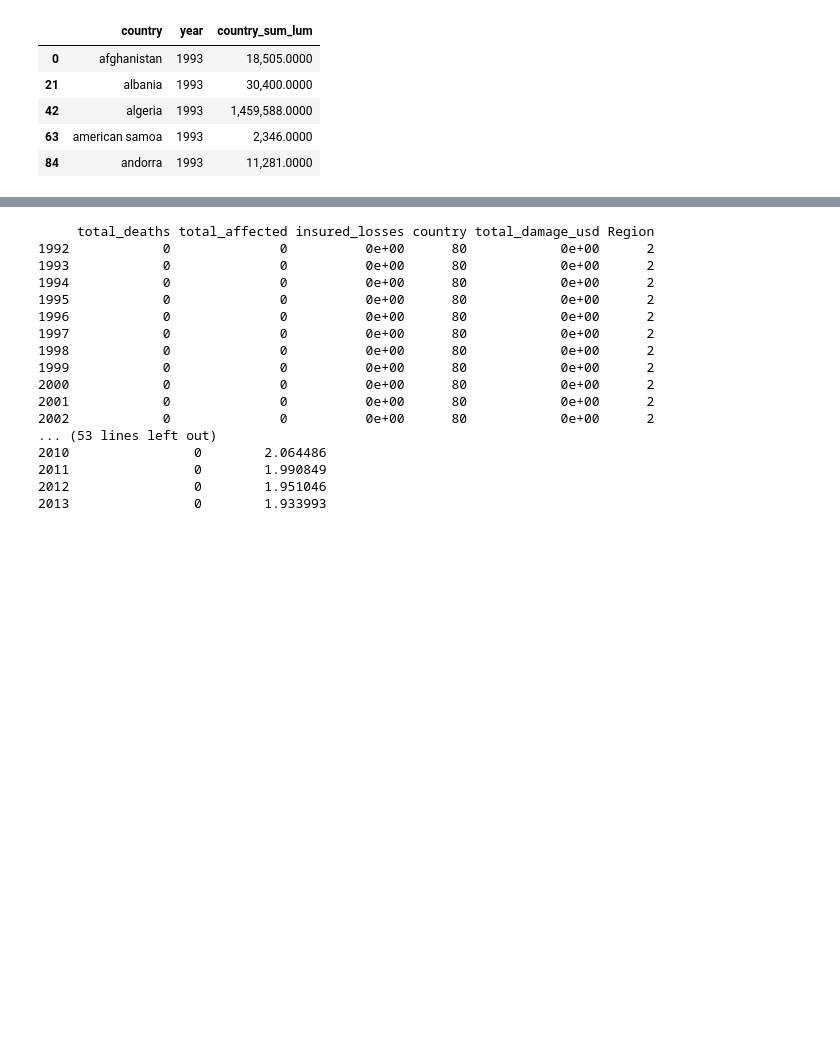
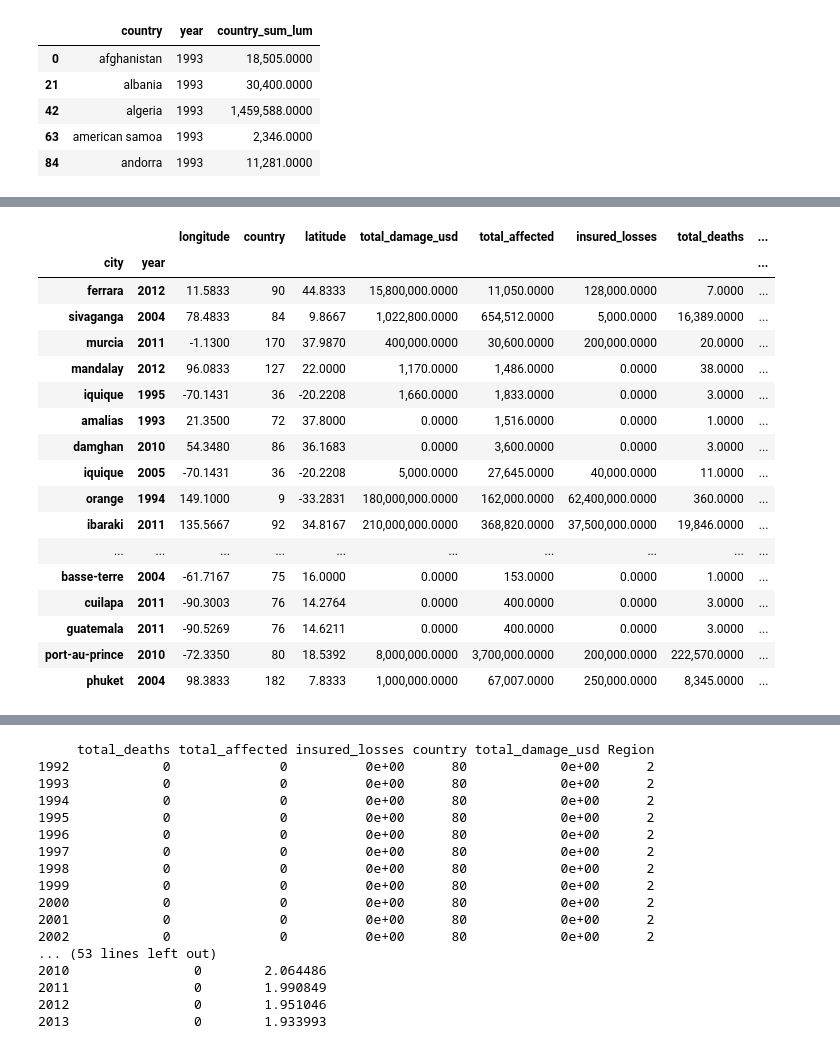
Before and after one commit to feliuserra/Luminosity, a Jupyter notebook: notebooks/data_preprocessing-panel_regression.ipynb, the cells around one changed output, grey strips where cells are left out. Saved outputs shown, nothing was run; the diff lists cells and outputs as text; code cells hidden in the pictures; blank space fills up the shorter version.

```diff
--- a/notebooks/data_preprocessing-panel_regression.ipynb
+++ b/notebooks/data_preprocessing-panel_regression.ipynb
@@ -269 +267,22 @@ df
+# %%
+panel.sel(city=selected_cities).to_dataframe().sort_values('earthquake_dummy', ascending=False).head(25)
+# %% [output]
+|  |  | longitude | country | latitude | total_damage_usd | total_affected | insured_losses | total_deaths | ... |
+| city | year |  |  |  |  |  |  |  | ... |
+| ferrara | 2012 | 11.5833 | 90 | 44.8333 | 15,800,000.0000 | 11,050.0000 | 128,000.0000 | 7.0000 | ... |
+| sivaganga | 2004 | 78.4833 | 84 | 9.8667 | 1,022,800.0000 | 654,512.0000 | 5,000.0000 | 16,389.0000 | ... |
+| murcia | 2011 | -1.1300 | 170 | 37.9870 | 400,000.0000 | 30,600.0000 | 200,000.0000 | 20.0000 | ... |
+| mandalay | 2012 | 96.0833 | 127 | 22.0000 | 1,170.0000 | 1,486.0000 | 0.0000 | 38.0000 | ... |
+| iquique | 1995 | -70.1431 | 36 | -20.2208 | 1,660.0000 | 1,833.0000 | 0.0000 | 3.0000 | ... |
+| amalias | 1993 | 21.3500 | 72 | 37.8000 | 0.0000 | 1,516.0000 | 0.0000 | 1.0000 | ... |
+| damghan | 2010 | 54.3480 | 86 | 36.1683 | 0.0000 | 3,600.0000 | 0.0000 | 3.0000 | ... |
+| iquique | 2005 | -70.1431 | 36 | -20.2208 | 5,000.0000 | 27,645.0000 | 40,000.0000 | 11.0000 | ... |
+| orange | 1994 | 149.1000 | 9 | -33.2831 | 180,000,000.0000 | 162,000.0000 | 62,400,000.0000 | 360.0000 | ... |
+| ibaraki | 2011 | 135.5667 | 92 | 34.8167 | 210,000,000.0000 | 368,820.0000 | 37,500,000.0000 | 19,846.0000 | ... |
+| ... | ... | ... | ... | ... | ... | ... | ... | ... | ... |
+| basse-terre | 2004 | -61.7167 | 75 | 16.0000 | 0.0000 | 153.0000 | 0.0000 | 1.0000 | ... |
+| cuilapa | 2011 | -90.3003 | 76 | 14.2764 | 0.0000 | 400.0000 | 0.0000 | 3.0000 | ... |
+| guatemala | 2011 | -90.5269 | 76 | 14.6211 | 0.0000 | 400.0000 | 0.0000 | 3.0000 | ... |
+| port-au-prince | 2010 | -72.3350 | 80 | 18.5392 | 8,000,000.0000 | 3,700,000.0000 | 200,000.0000 | 222,570.0000 | ... |
+| phuket | 2004 | 98.3833 | 182 | 7.8333 | 1,000,000.0000 | 67,007.0000 | 250,000.0000 | 8,345.0000 | ... |
 # %%
```
Also changed, not shown: parts of 4 cells of this notebook, 1 other file.
